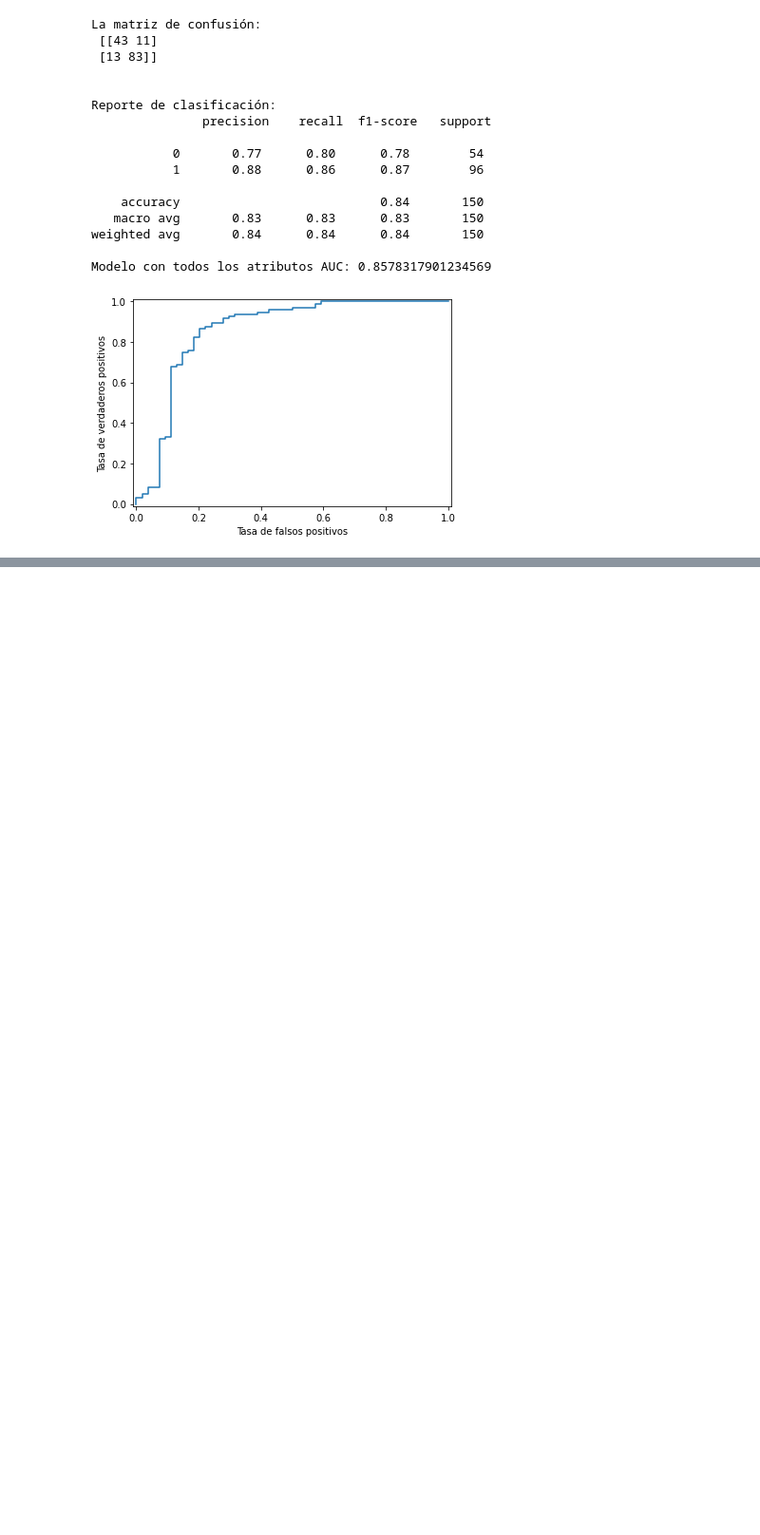
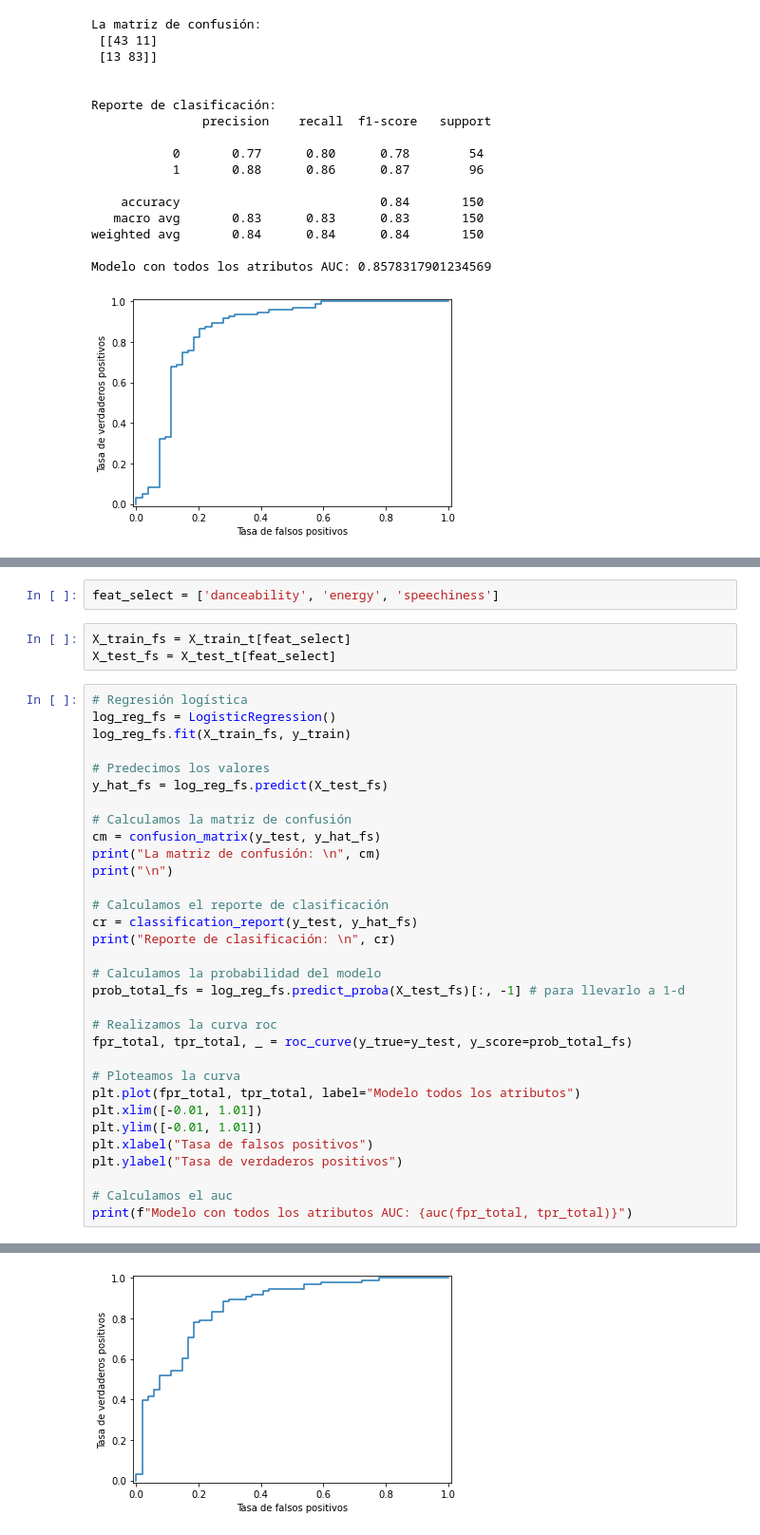
Before and after one commit to manoloacademia/CEIA_Analisis_de_datos, a Jupyter notebook: practica_final/analysis_spotify (2).ipynb, the cells around one changed output, grey strips where cells are left out. Shown at 95% size. Drawn from its saved outputs; the diff is of its cells as text; blank space fills up the shorter version.

```diff
--- a/practica_final/analysis_spotify (2).ipynb
+++ b/practica_final/analysis_spotify (2).ipynb
@@ -1342,0 +1378,38 @@ Modelo con todos los atributos AUC: 0.8578317901234569
+# %%
+feat_select = ['danceability', 'energy', 'speechiness']
+# %%
+X_train_fs = X_train_t[feat_select]
+X_test_fs = X_test_t[feat_select]
+# %%
+# Regresión logística
+log_reg_fs = LogisticRegression()
+log_reg_fs.fit(X_train_fs, y_train)
+
+# Predecimos los valores
+y_hat_fs = log_reg_fs.predict(X_test_fs)
+
+# Calculamos la matriz de confusión
+cm = confusion_matrix(y_test, y_hat_fs)
+print("La matriz de confusión: \n", cm)
+print("\n")
+
+# Calculamos el reporte de clasificación
+cr = classification_report(y_test, y_hat_fs)
+print("Reporte de clasificación: \n", cr)
+
+# Calculamos la probabilidad del modelo
+prob_total_fs = log_reg_fs.predict_proba(X_test_fs)[:, -1] # para llevarlo a 1-d
+
+# Realizamos la curva roc
+fpr_total, tpr_total, _ = roc_curve(y_true=y_test, y_score=prob_total_fs)
+
+# Ploteamos la curva
+plt.plot(fpr_total, tpr_total, label="Modelo todos los atributos")
+plt.xlim([-0.01, 1.01])
+plt.ylim([-0.01, 1.01])
+plt.xlabel("Tasa de falsos positivos")
+plt.ylabel("Tasa de verdaderos positivos")
+
+# Calculamos el auc
+print(f"Modelo con todos los atributos AUC: {auc(fpr_total, tpr_total)}")
+# %% [output]
@@ -1342,0 +1432 @@ Modelo con todos los atributos AUC: 0.8578317901234569
+[figure, added]
```
Also changed, not shown: parts of 11 cells of this notebook.
